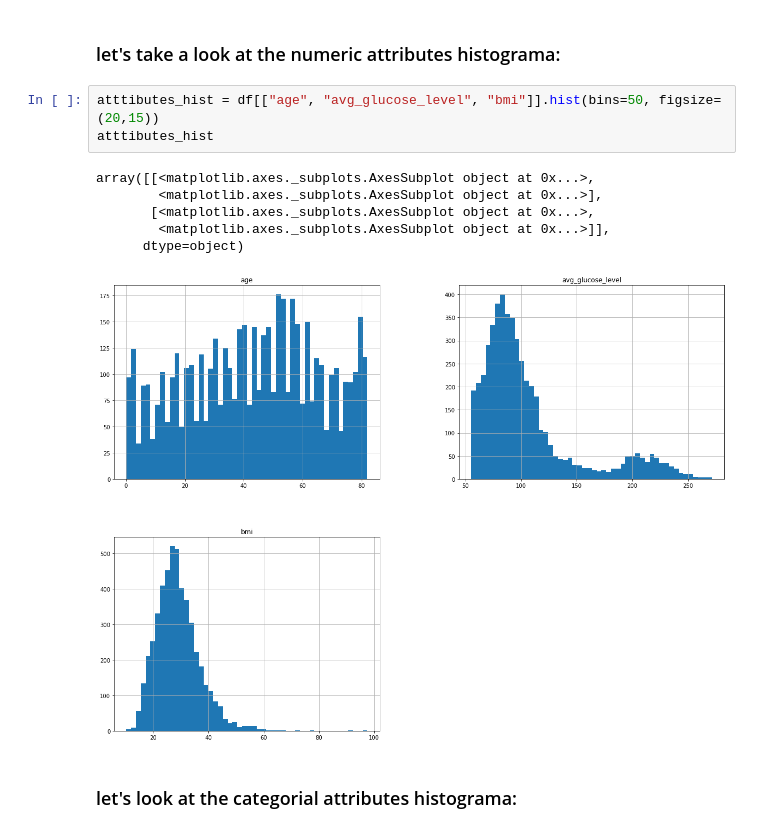
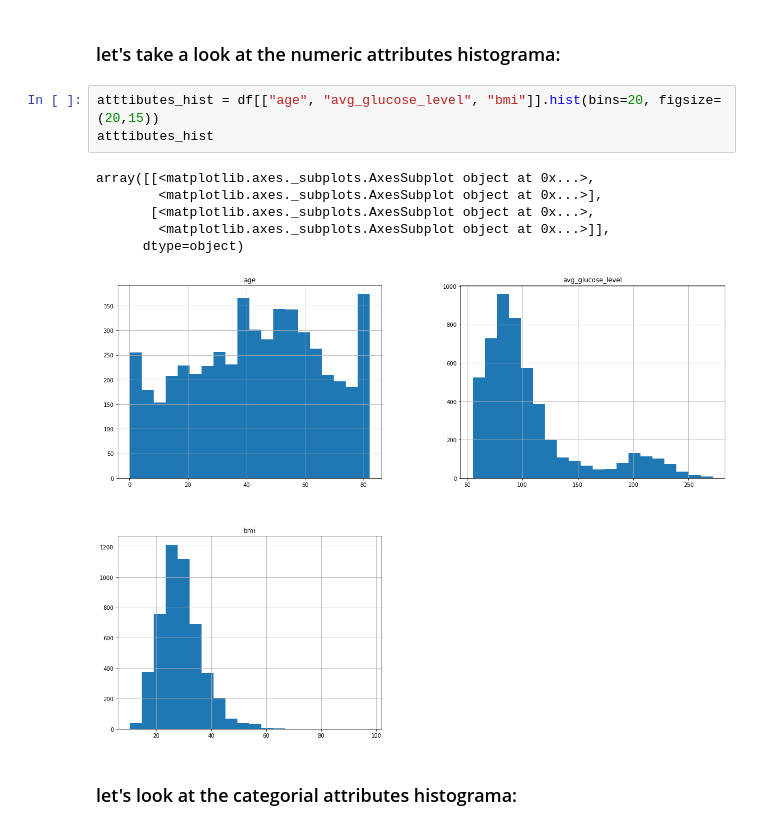
Before and after one commit to idankam/DataScienceCourseProject, a Jupyter notebook: Classification Notebook.ipynb, the cells around one changed output. Saved outputs shown, nothing was run; the diff lists cells and outputs as text.

Commit message:
little changes in histograma bins

```diff
--- a/Classification Notebook.ipynb
+++ b/Classification Notebook.ipynb
@@ -156,15 +156,15 @@ df[df['stroke']==0].describe()
 # %% [markdown]
 ### let's take a look at the numeric attributes histograma:
 # %%
-atttibutes_hist = df[["age", "avg_glucose_level", "bmi"]].hist(bins=50, figsize=(20,15))
+atttibutes_hist = df[["age", "avg_glucose_level", "bmi"]].hist(bins=20, figsize=(20,15))
 atttibutes_hist
 # %% [output]
 array([[<matplotlib.axes._subplots.AxesSubplot object at 0x...>,
         <matplotlib.axes._subplots.AxesSubplot object at 0x...>],
        [<matplotlib.axes._subplots.AxesSubplot object at 0x...>,
         <matplotlib.axes._subplots.AxesSubplot object at 0x...>]],
       dtype=object)
-[figure, old version]
+[figure, new version]
 # %% [markdown]
 ### let's look at the categorial attributes histograma:
 # %%
```
Also changed, not shown: parts of 1 cell of this notebook.
